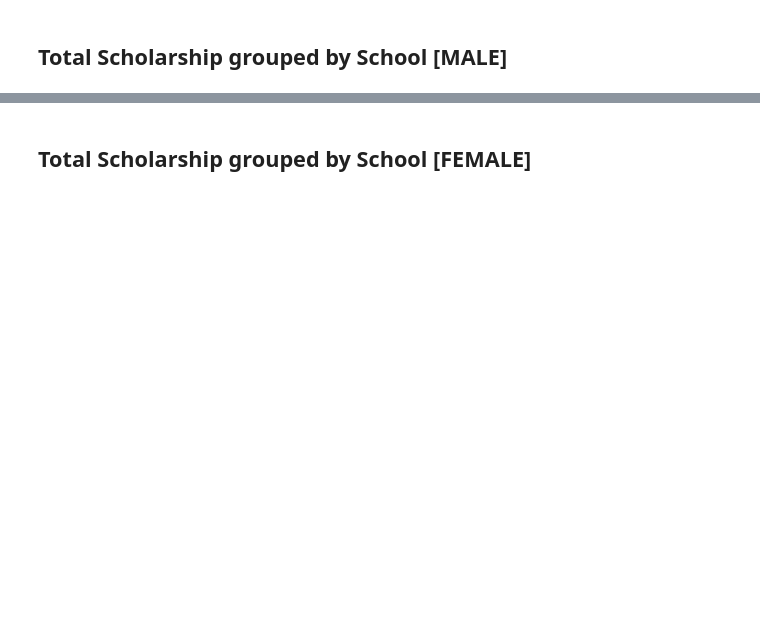
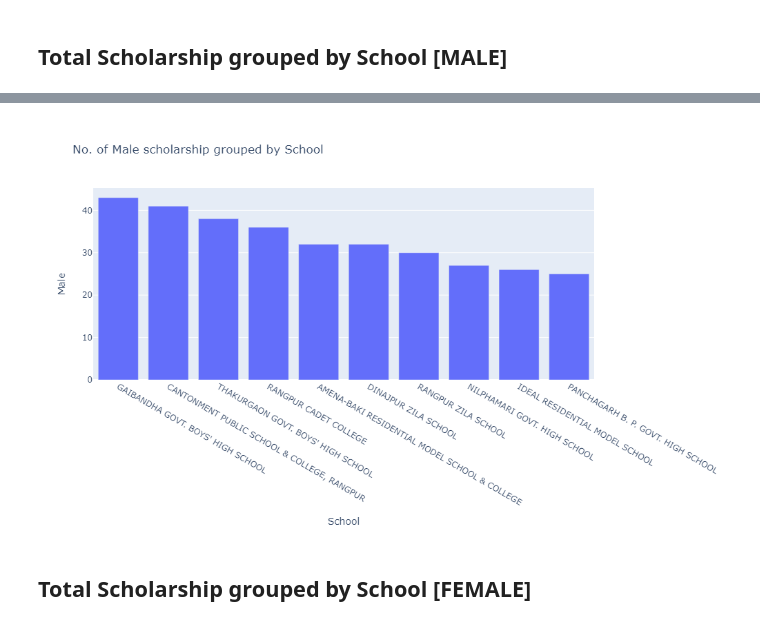
Before and after one commit to Mazhar004/python-data-visualization, a Jupyter notebook: SSC Scholarship 2023/SSC Scholarship PDF Process and Visualize.ipynb, the cells around one changed output, grey strips where cells are left out. Cells and saved outputs as stored; diff of their text form; code cells hidden in the pictures; blank space fills up the shorter version.

```diff
--- a/SSC Scholarship 2023/SSC Scholarship PDF Process and Visualize.ipynb
+++ b/SSC Scholarship 2023/SSC Scholarship PDF Process and Visualize.ipynb
@@ -198,13 +220,17 @@ fig.show()
 # %% [markdown]
 ## Total Scholarship grouped by School [MALE]
 # %%
-group_by=['School']
+group_by = ['School']
 col_name = 'Male'
 asscending = False
-fig_attr = {'title':'No. of Male scholarship grouped by School'}
+fig_attr = {
+    'title': 'No. of Male scholarship grouped by School',
+    'width': 1000,
+    'height': 600
+}
 top_k = 10
 
-male_df = new_df[new_df.Gender=='MALE']
-fig = generate_fig(male_df,group_by,col_name, fig_attr, asscending, top_k)
-fig.show()
+male_df = new_df[new_df.Gender == 'MALE']
+fig = generate_fig(male_df, group_by, col_name, fig_attr, asscending, top_k)
+fig.show('png')
 # %% [output]
@@ -212,3 +237,4 @@ fig.show()
+[figure, added]
 # %% [markdown]
 ## Total Scholarship grouped by School [FEMALE]
 # %%
```
Also changed, not shown: parts of 12 cells of this notebook.
